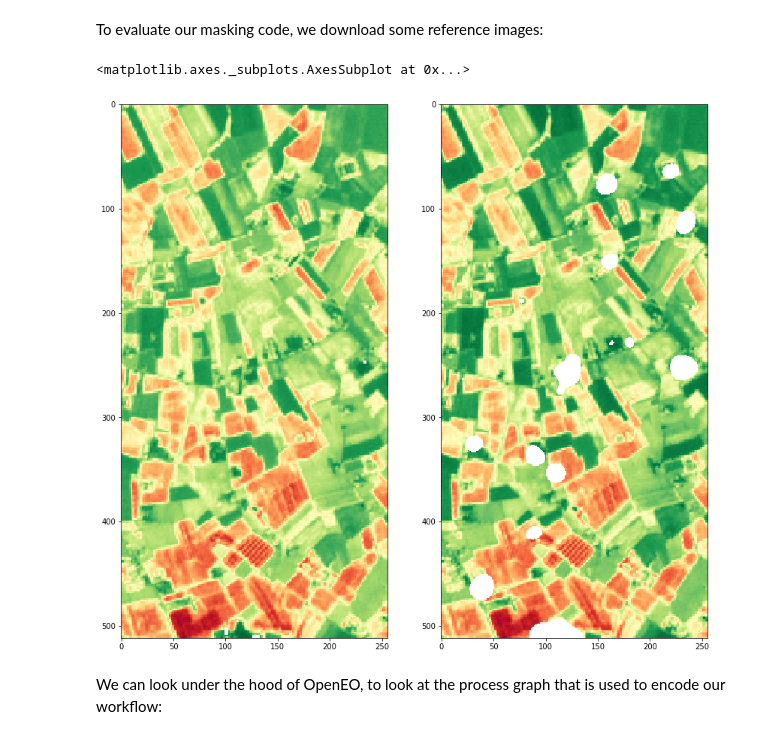
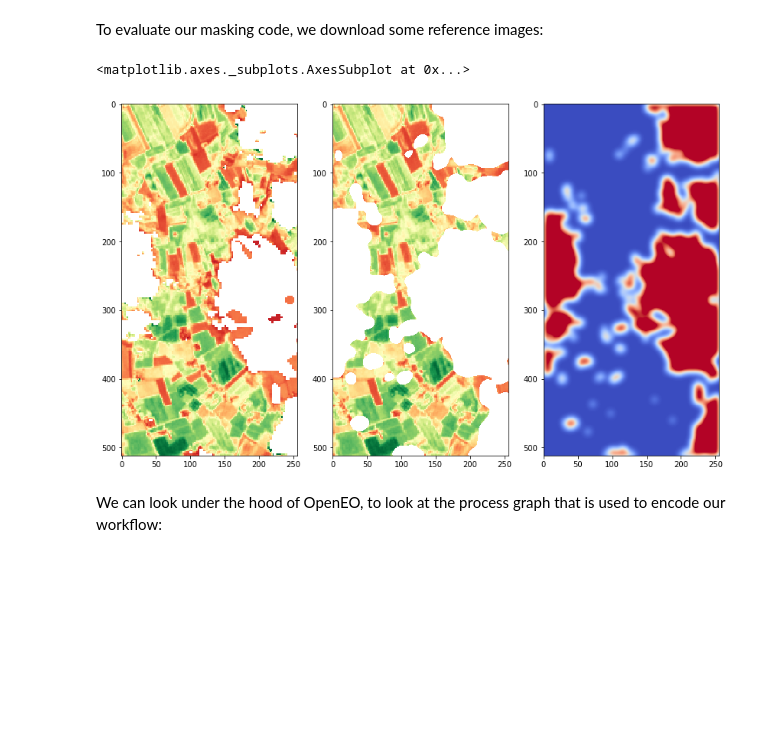
Before and after one commit to Open-EO/openeo-processes, a Jupyter notebook: examples/phenology-uc2/Phenology.ipynb, the cells around one changed output. Cells and saved outputs as stored; diff of their text form; code cells hidden in the pictures; blank space fills up the shorter version.

```diff
--- a/examples/phenology-uc2/Phenology.ipynb
+++ b/examples/phenology-uc2/Phenology.ipynb
@@ -145,6 +141,6 @@ write_graph(mask_extended.graph,"mask.json")
 # %% [markdown]
 To evaluate our masking code, we download some reference images:
 # %%
-date = "2018-07-25"
+date = "2018-08-17"
 mask_for_date = mask_extended.date_range_filter(date,date)
 # %%
@@ -161,15 +157,19 @@ with rasterio.open("evi_unmasked%s.tiff"%date) as src:
 
 with rasterio.open("masked%s.tiff"%date) as src:
     band_masked = src.read(1)
+
+with rasterio.open("mask%s.tiff"%date) as src:
+    band_mask = src.read(1)
 # %%
 import matplotlib.pyplot as pyplot
-fig, (axr, axg) = pyplot.subplots(1,2, figsize=(14,14))
+fig, (axr, axg,axb) = pyplot.subplots(1,3, figsize=(14,14))
 
-show(band_unmasked,ax=axr,cmap='RdYlGn_r')
-show(band_masked,ax=axg,cmap='RdYlGn_r')
+show(band_unmasked,ax=axr,cmap='RdYlGn',vmin=0,vmax=1)
+show(band_masked,ax=axg,cmap='RdYlGn',vmin=0,vmax=1)
+show(band_mask,ax=axb,cmap='coolwarm',vmin=0.0,vmax=0.8)
 # %% [output]
 <matplotlib.axes._subplots.AxesSubplot at 0x...>
-[figure, old version]
+[figure, new version]
 # %% [markdown]
 We can look under the hood of OpenEO, to look at the process graph that is used to encode our workflow:
 # %%
```
Also changed, not shown: parts of 13 cells of this notebook.
